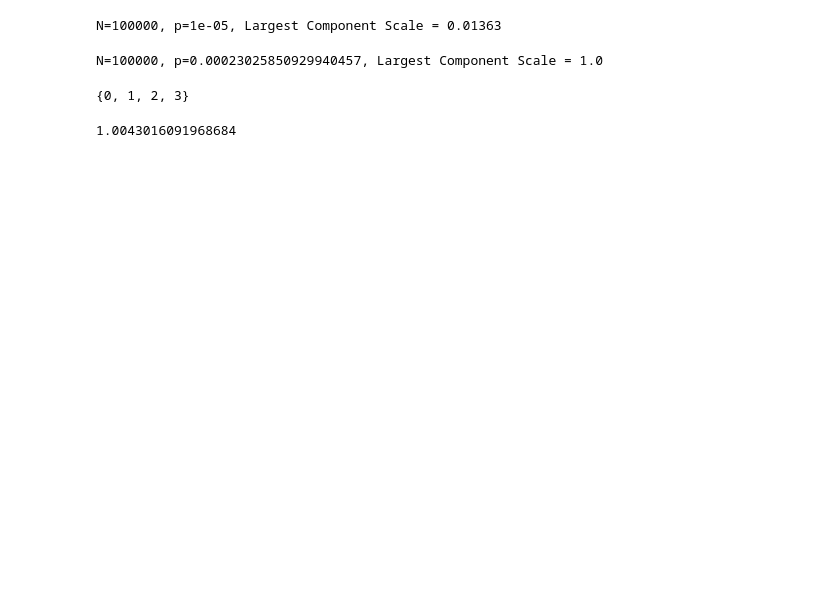
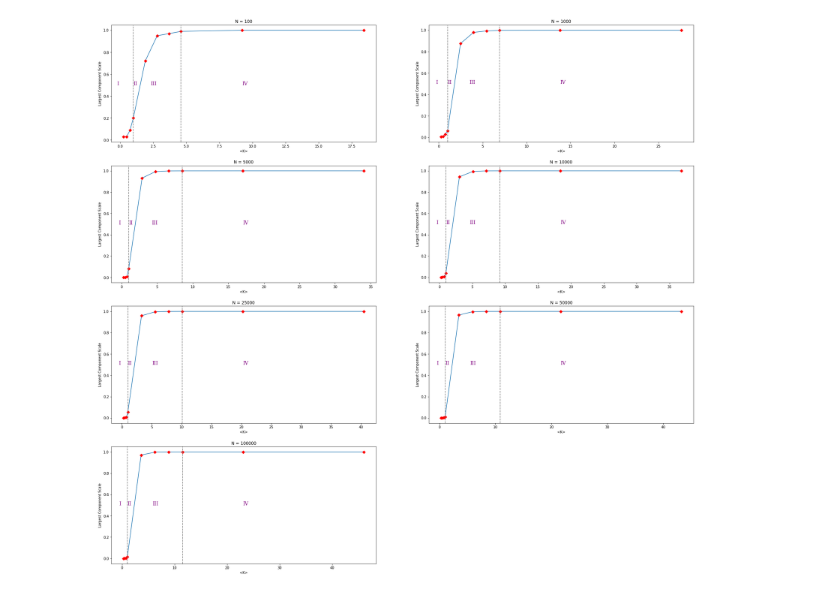
Before and after one commit to AUT-Student/CN-HW1, a Jupyter notebook: ComplexNetwork_HW1_Q2.ipynb, the cells around one changed output. Drawn from its saved outputs; the diff is of its cells as text; code cells hidden in the pictures; blank space fills up the shorter version.

```diff
--- a/ComplexNetwork_HW1_Q2.ipynb
+++ b/ComplexNetwork_HW1_Q2.ipynb
@@ -107,25 +109,40 @@ results2
-# %%
-N = 100 * 1000
-p = 1 / N
-graph = RandomGraph(N=N, p=p)
-graph.generate_graph()
-print(f"N={N}, p={p}, Largest Component Scale = {graph.get_largest_component_scale()}")
-# %% [output]
-N=100000, p=1e-05, Largest Component Scale = 0.01363
-# %%
-N = 100 * 1000
-p = 2 * math.log(N) / N
-graph = RandomGraph(N=N, p=p)
-graph.generate_graph()
-print(f"N={N}, p={p}, Largest Component Scale = {graph.get_largest_component_scale()}")
-# %% [output]
-N=100000, p=0.00023025850929940457, Largest Component Scale = 1.0
-# %%
-max(nx.connected_components(graph), key=len)
-# %% [output]
-{0, 1, 2, 3}
-# %%
-import math
-math.log(2.73)
-# %% [output]
-1.0043016091968684
+# %%
+# Plot results
+import math
+import matplotlib.pyplot as plt
+
+fig, ax = plt.subplots(4,2)
+
+for i, N in enumerate([100, 1000, 5000, 10000, 25000, 50000, 100000]):
+  LnN = math.log(N)
+
+  font = {'family': 'serif',
+          'color':  'purple',
+          'weight': 'normal',
+          'size': 14,
+          }
+
+  ax[i//2][i%2].text(-LnN/20, 0.5, "I", fontdict=font)
+  ax[i//2][i%2].text(1, 0.5, "II", fontdict=font)
+  ax[i//2][i%2].text(LnN/2, 0.5, "III", fontdict=font)
+  ax[i//2][i%2].text(LnN*2, 0.5, "IV", fontdict=font)
+
+  x_array = results_pandas[results_pandas["N"]==N]["p"]*N
+  y_array = results_pandas[results_pandas["N"]==N]["LCS"]
+
+  ax[i//2][i%2].set_title(f"N = {N}")
+  ax[i//2][i%2].set_xlabel("<K>")
+  ax[i//2][i%2].set_ylabel("Largest Component Scale")
+
+  ax[i//2][i%2].scatter(x_array, y_array, zorder=2, color="red", marker="D")
+  ax[i//2][i%2].plot(x_array, y_array, zorder=1)
+
+  ax[i//2][i%2].axvline(x=LnN, linestyle="--", color="gray")
+  ax[i//2][i%2].axvline(x=1, linestyle="--", color="gray")
+
+plt.subplots_adjust(top=1.2)
+fig.delaxes(ax[3][1])
+fig.set_size_inches((30, 20))
+plt.show()
+# %% [output]
+[figure, added]
```
Also changed, not shown: parts of 12 cells of this notebook.
